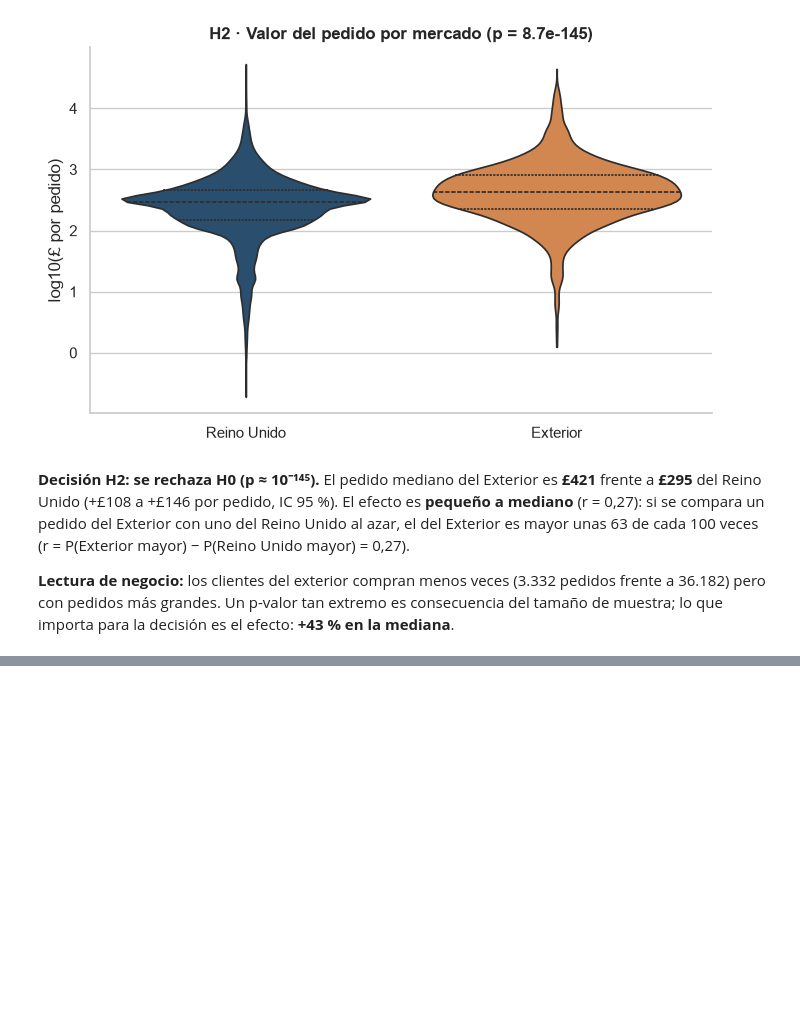
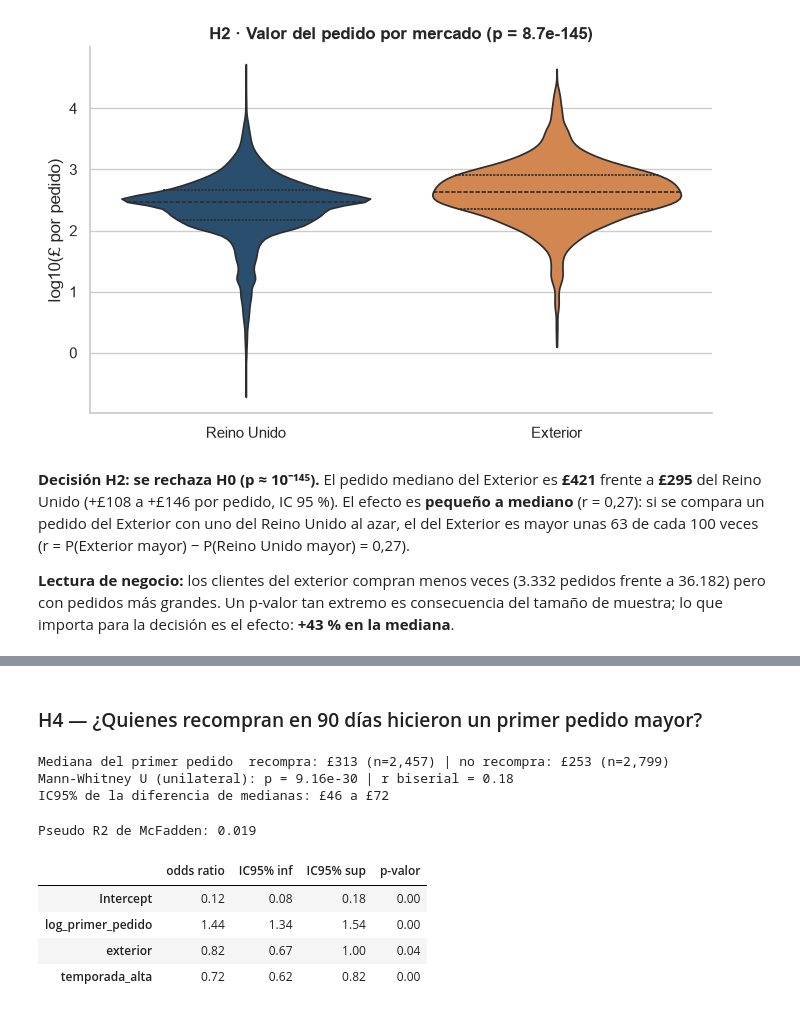
Before and after one commit to Xantyagoh/grupo3-bi-ecommerce, a Jupyter notebook: notebooks/04_hipotesis_validacion.ipynb, the cells around one changed output, grey strips where cells are left out. Saved outputs shown, nothing was run; the diff lists cells and outputs as text; code cells hidden in the pictures; blank space fills up the shorter version.

```diff
--- a/notebooks/04_hipotesis_validacion.ipynb
+++ b/notebooks/04_hipotesis_validacion.ipynb
@@ -274,0 +318,39 @@ El pedido mediano del Exterior es **£421** frente a **£295** del Reino Unido (
+# %% [markdown]
+### H4 — ¿Quienes recompran en 90 días hicieron un primer pedido mayor?
+# %%
+si = clientes.loc[clientes['recompra_90d'], 'importe']
+no = clientes.loc[~clientes['recompra_90d'], 'importe']
+
+mw = stats.mannwhitneyu(si, no, alternative='greater')
+r_h4 = biserial_rangos(si, no)
+ic = ic_dif_medianas(si, no)
+print(f'Mediana del primer pedido  recompra: £{si.median():,.0f} (n={len(si):,}) | no recompra: £{no.median():,.0f} (n={len(no):,})')
+print(f'Mann-Whitney U (unilateral): p = {mw.pvalue:.2e} | r biserial = {r_h4:.2f}')
+print(f'IC95% de la diferencia de medianas: £{ic[0]:,.0f} a £{ic[1]:,.0f}')
+resultados.append(('H4', 'Mann-Whitney (unilateral)', mw.pvalue, r_h4, 'r biserial'))
+# %% [output]
+Mediana del primer pedido  recompra: £313 (n=2,457) | no recompra: £253 (n=2,799)
+Mann-Whitney U (unilateral): p = 9.16e-30 | r biserial = 0.18
+IC95% de la diferencia de medianas: £46 a £72
+# %%
+# Regresion logistica: el efecto del primer pedido, controlando por mercado y temporada de captacion
+import statsmodels.formula.api as smf
+
+mod = clientes.reset_index().assign(
+    log_primer_pedido=lambda d: np.log(d['importe']),
+    exterior=lambda d: (d['pais_grupo'] == 'Exterior').astype(int),
+    temporada_alta=lambda d: d['captado_temporada_alta'].astype(int),
+    recompra=lambda d: d['recompra_90d'].astype(int))
+logit = smf.logit('recompra ~ log_primer_pedido + exterior + temporada_alta', data=mod).fit(disp=0)
+
+coef = pd.DataFrame({'odds ratio': np.exp(logit.params), 'IC95% inf': np.exp(logit.conf_int()[0]),
+                     'IC95% sup': np.exp(logit.conf_int()[1]), 'p-valor': logit.pvalues})
+print(f'Pseudo R2 de McFadden: {logit.prsquared:.3f}')
+coef.round(3)
+# %% [output]
+Pseudo R2 de McFadden: 0.019
+|  | odds ratio | IC95% inf | IC95% sup | p-valor |
+| Intercept | 0.12 | 0.08 | 0.18 | 0.00 |
+| log_primer_pedido | 1.44 | 1.34 | 1.54 | 0.00 |
+| exterior | 0.82 | 0.67 | 1.00 | 0.04 |
+| temporada_alta | 0.72 | 0.62 | 0.82 | 0.00 |
```
Also changed, not shown: parts of 6 cells of this notebook, 2 other files.
